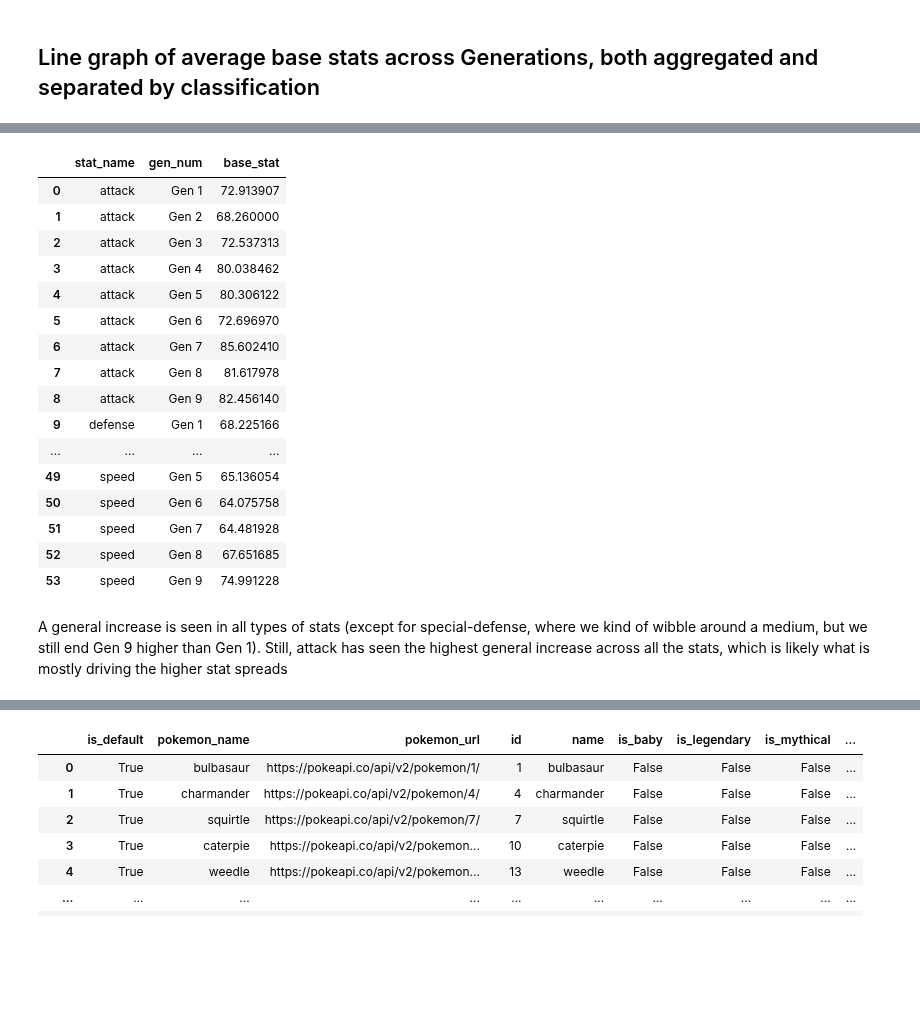
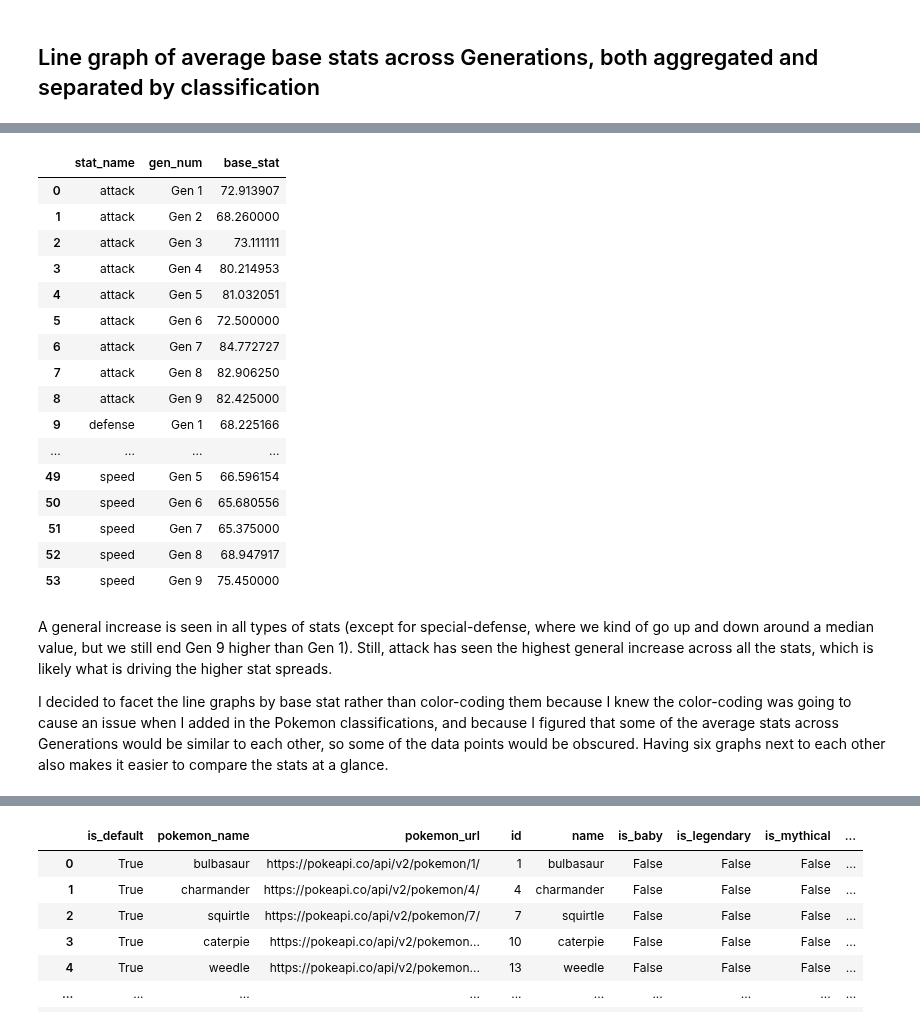
Before and after one commit to AEG-1309/me204-final-project, a Jupyter notebook: notebooks/NB03-AEG1309-Data-Analysis.ipynb, the cells around one changed output, grey strips where cells are left out. Cells and saved outputs as stored; diff of their text form; code cells hidden in the pictures; blank space fills up the shorter version.

```diff
--- a/notebooks/NB03-AEG1309-Data-Analysis.ipynb
+++ b/notebooks/NB03-AEG1309-Data-Analysis.ipynb
@@ -345,0 +354,4 @@ Overall, I think the faceted histograms did the best job displaying the data.
+# %%
+df_stats = df_stats.rename(columns = {'name':'pokemon_name'})
+# %%
+merge_df = pd.merge(df_base,df_stats,how='left',on='pokemon_name').drop(columns = 'id_y').rename(columns = {'id_x':'id'})
@@ -346,29 +374,27 @@ Overall, I think the faceted histograms did the best job displaying the data.
 # %%
 dfs = (
-    df_stats
+    merge_df
     .groupby(['stat_name','gen_num'], as_index = False)
     ['base_stat'].mean()
 )
-
-dfs
 # %% [output]
 |  | stat_name | gen_num | base_stat |
 | 0 | attack | Gen 1 | 72.913907 |
 | 1 | attack | Gen 2 | 68.260000 |
-| 2 | attack | Gen 3 | 72.537313 |
-| 3 | attack | Gen 4 | 80.038462 |
-| 4 | attack | Gen 5 | 80.306122 |
-| 5 | attack | Gen 6 | 72.696970 |
-| 6 | attack | Gen 7 | 85.602410 |
-| 7 | attack | Gen 8 | 81.617978 |
-| 8 | attack | Gen 9 | 82.456140 |
+| 2 | attack | Gen 3 | 73.111111 |
+| 3 | attack | Gen 4 | 80.214953 |
+| 4 | attack | Gen 5 | 81.032051 |
+| 5 | attack | Gen 6 | 72.500000 |
+| 6 | attack | Gen 7 | 84.772727 |
+| 7 | attack | Gen 8 | 82.906250 |
+| 8 | attack | Gen 9 | 82.425000 |
 | 9 | defense | Gen 1 | 68.225166 |
 | ... | ... | ... | ... |
-| 49 | speed | Gen 5 | 65.136054 |
-| 50 | speed | Gen 6 | 64.075758 |
-| 51 | speed | Gen 7 | 64.481928 |
-| 52 | speed | Gen 8 | 67.651685 |
-| 53 | speed | Gen 9 | 74.991228 |
+| 49 | speed | Gen 5 | 66.596154 |
+| 50 | speed | Gen 6 | 65.680556 |
+| 51 | speed | Gen 7 | 65.375000 |
+| 52 | speed | Gen 8 | 68.947917 |
+| 53 | speed | Gen 9 | 75.450000 |
 # %%
 base_lg = px.line(
     dfs,
@@ -388,4 +416,6 @@ base_lg.update_yaxes(rangemode='tozero')
 
 base_lg.show()
 # %% [markdown]
-A general increase is seen in all types of stats (except for special-defense, where we kind of wibble around a medium, but we still end Gen 9 higher than Gen 1). Still, attack has seen the highest general increase across all the stats, which is likely what is mostly driving the higher stat spreads
+A general increase is seen in all types of stats (except for special-defense, where we kind of go up and down around a median value, but we still end Gen 9 higher than Gen 1). Still, attack has seen the highest general increase across all the stats, which is likely what is driving the higher stat spreads.
+
+I decided to facet the line graphs by base stat rather than color-coding them because I knew the color-coding was going to cause an issue when I added in the Pokemon classifications, and because I figured that some of the average stats across Generations would be similar to each other, so some of the data points would be obscured. Having six graphs next to each other also makes it easier to compare the stats at a glance.
```
Also changed, not shown: parts of 86 cells of this notebook.
